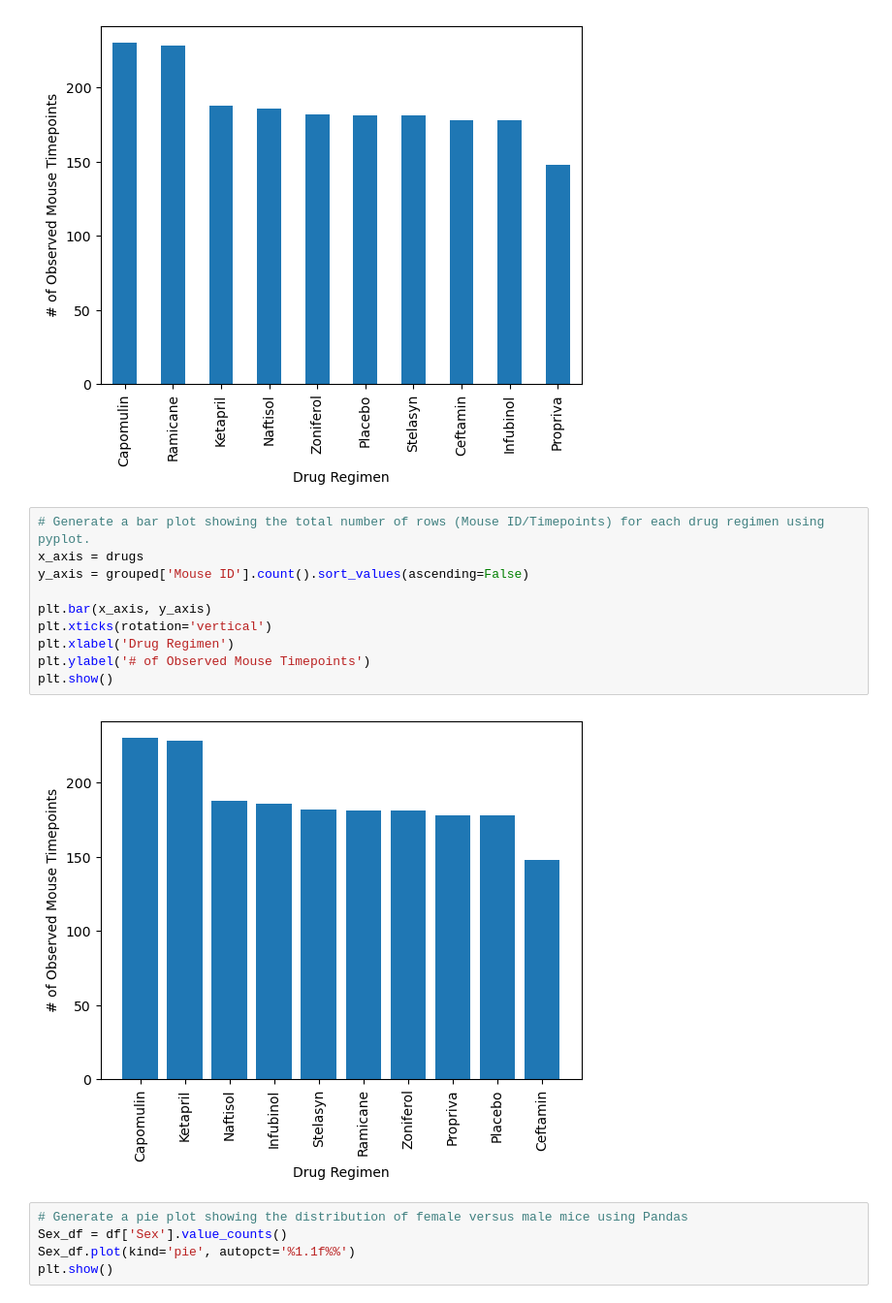
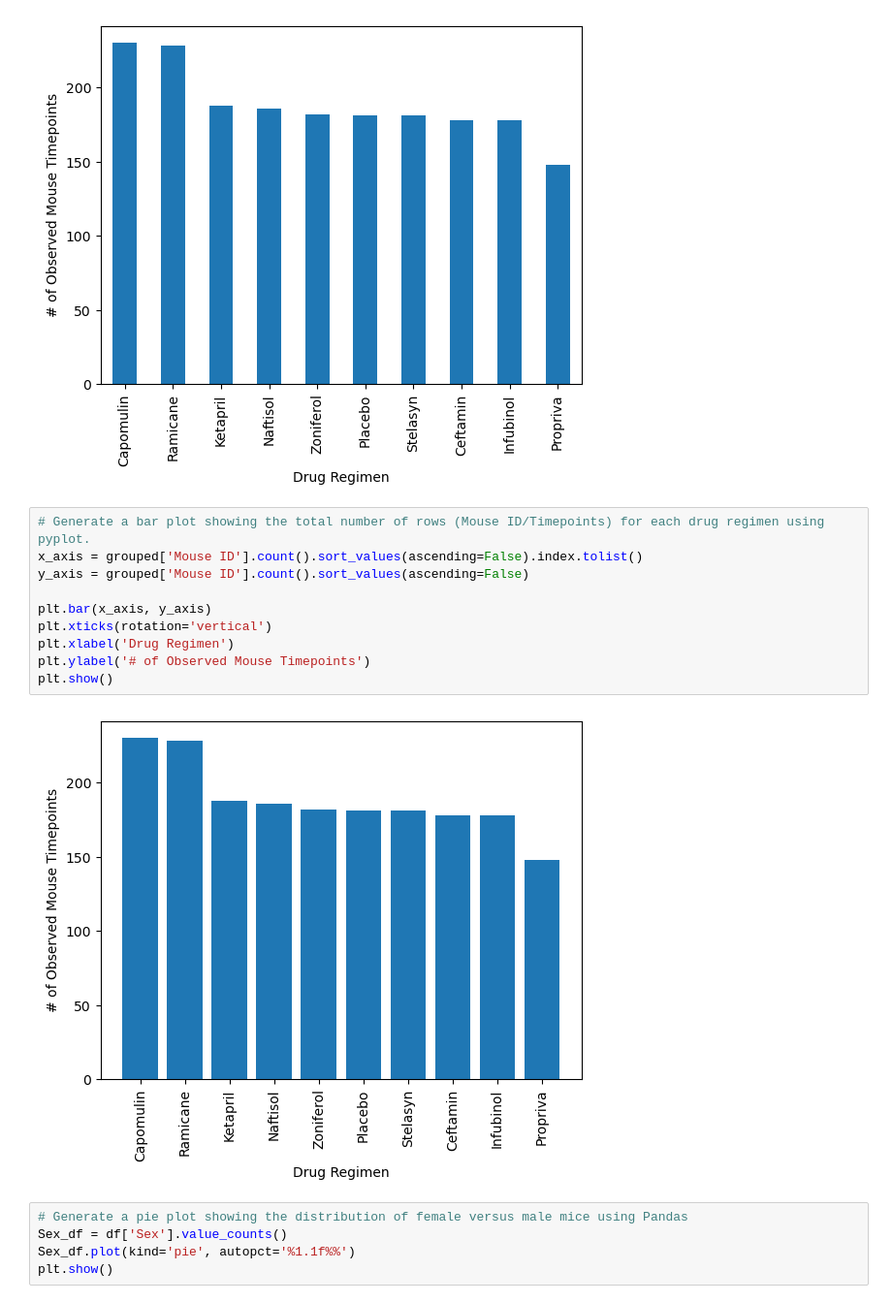
Before and after one commit to omar-salloum/matplotlib-challenge, a Jupyter notebook: Main/main.ipynb, the cells around one changed output. Shown at 97% size. Drawn from its saved outputs; the diff is of its cells as text.

```diff
--- a/Main/main.ipynb
+++ b/Main/main.ipynb
@@ -126,16 +126,16 @@ plt.show()
 [figure]
 # %%
 # Generate a bar plot showing the total number of rows (Mouse ID/Timepoints) for each drug regimen using pyplot.
-x_axis = drugs
+x_axis = grouped['Mouse ID'].count().sort_values(ascending=False).index.tolist()
 y_axis = grouped['Mouse ID'].count().sort_values(ascending=False)
 
 plt.bar(x_axis, y_axis)
 plt.xticks(rotation='vertical')
 plt.xlabel('Drug Regimen')
 plt.ylabel('# of Observed Mouse Timepoints')
 plt.show()
 # %% [output]
-[figure, old version]
+[figure, new version]
 # %%
 # Generate a pie plot showing the distribution of female versus male mice using Pandas
 Sex_df = df['Sex'].value_counts()
```
Also changed, not shown: parts of 1 cell of this notebook.
